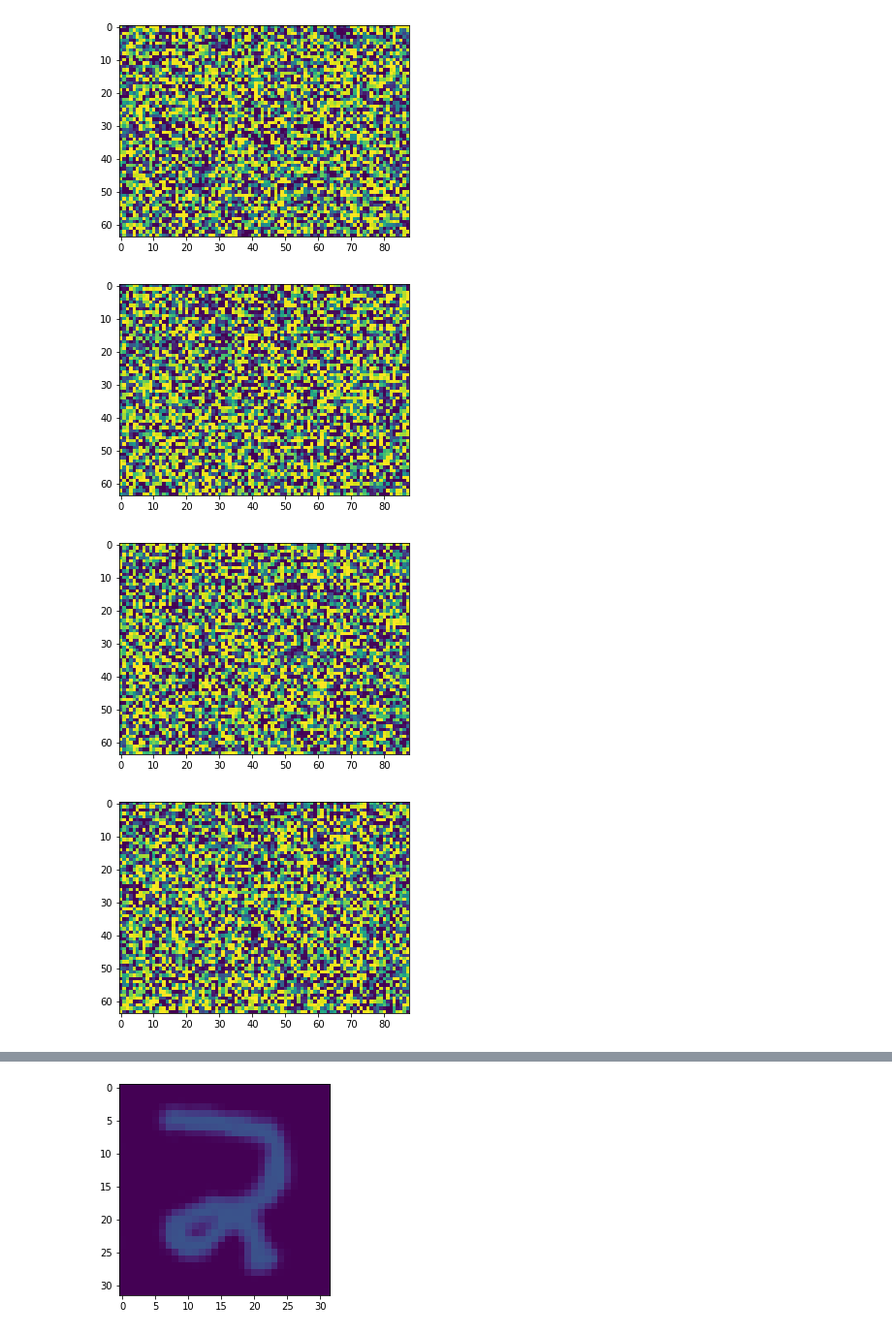
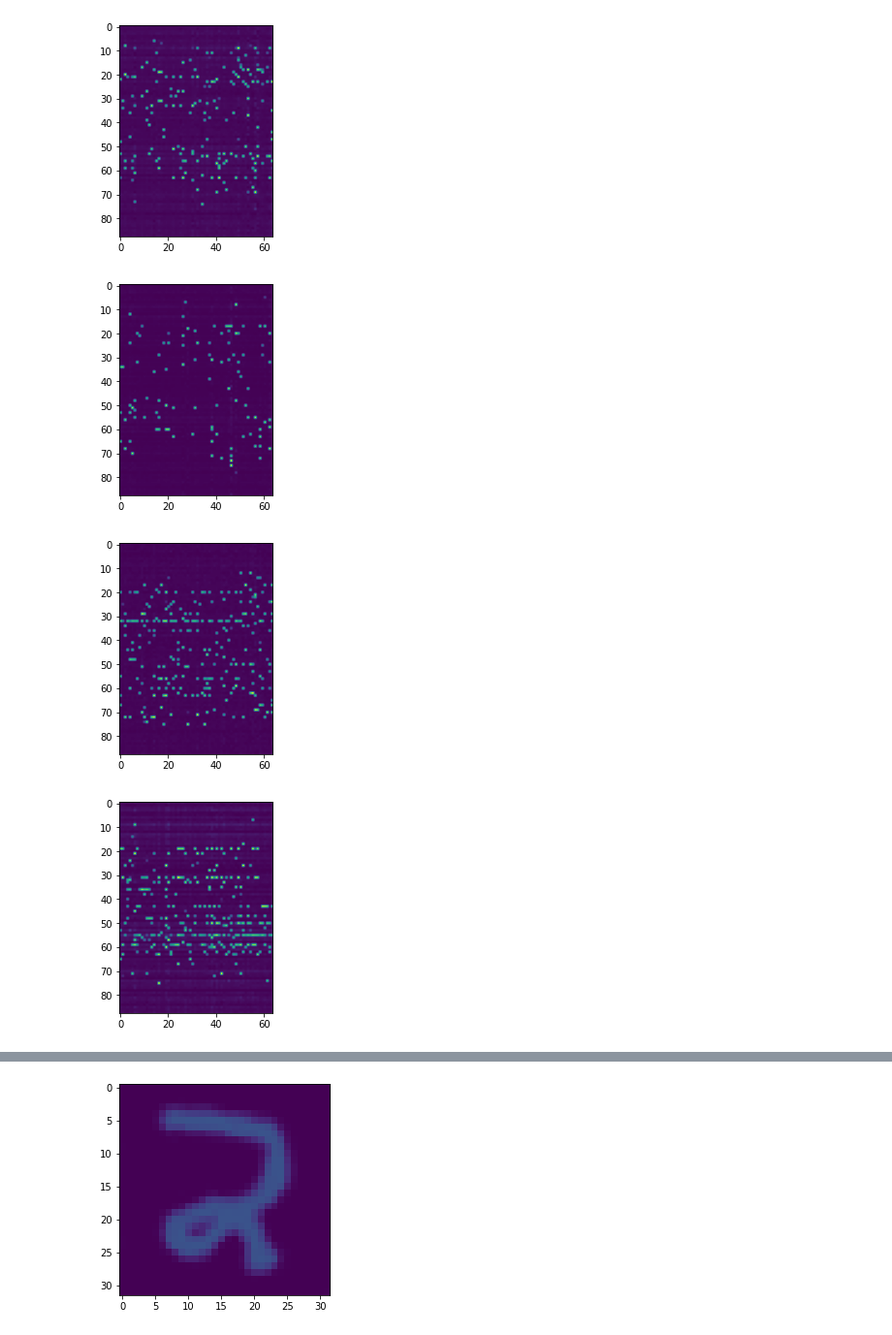
Before and after one commit to eri24816/improved-diffusion, a Jupyter notebook: test.ipynb, the cells around one changed output, grey strips where cells are left out. Shown at 97% size. Drawn from its saved outputs; the diff is of its cells as text; code cells hidden in the pictures.

```diff
--- a/test.ipynb
+++ b/test.ipynb
@@ -15,12 +15,12 @@ for img,i in tqdm.tqdm(dataset):
 # %%
 import numpy as np
 import matplotlib.pyplot as plt
-d = np.load('log/2ba/samples_model004000.npz')['arr_0']
+d = np.transpose(np.load('log/2bb/samples_model070000.npz')['arr_0'],(0,2,1,3))
 for i in d:
     plt.figure()
     plt.imshow(i[:,:,:])
 # %% [output]
-[figure, old version]
+[figure, new version]
-[figure, old version]
+[figure, new version]
-[figure, old version]
+[figure, new version]
-[figure, old version]
+[figure, new version]
```
Also changed, not shown: parts of 10 cells of this notebook, 15 other files.
